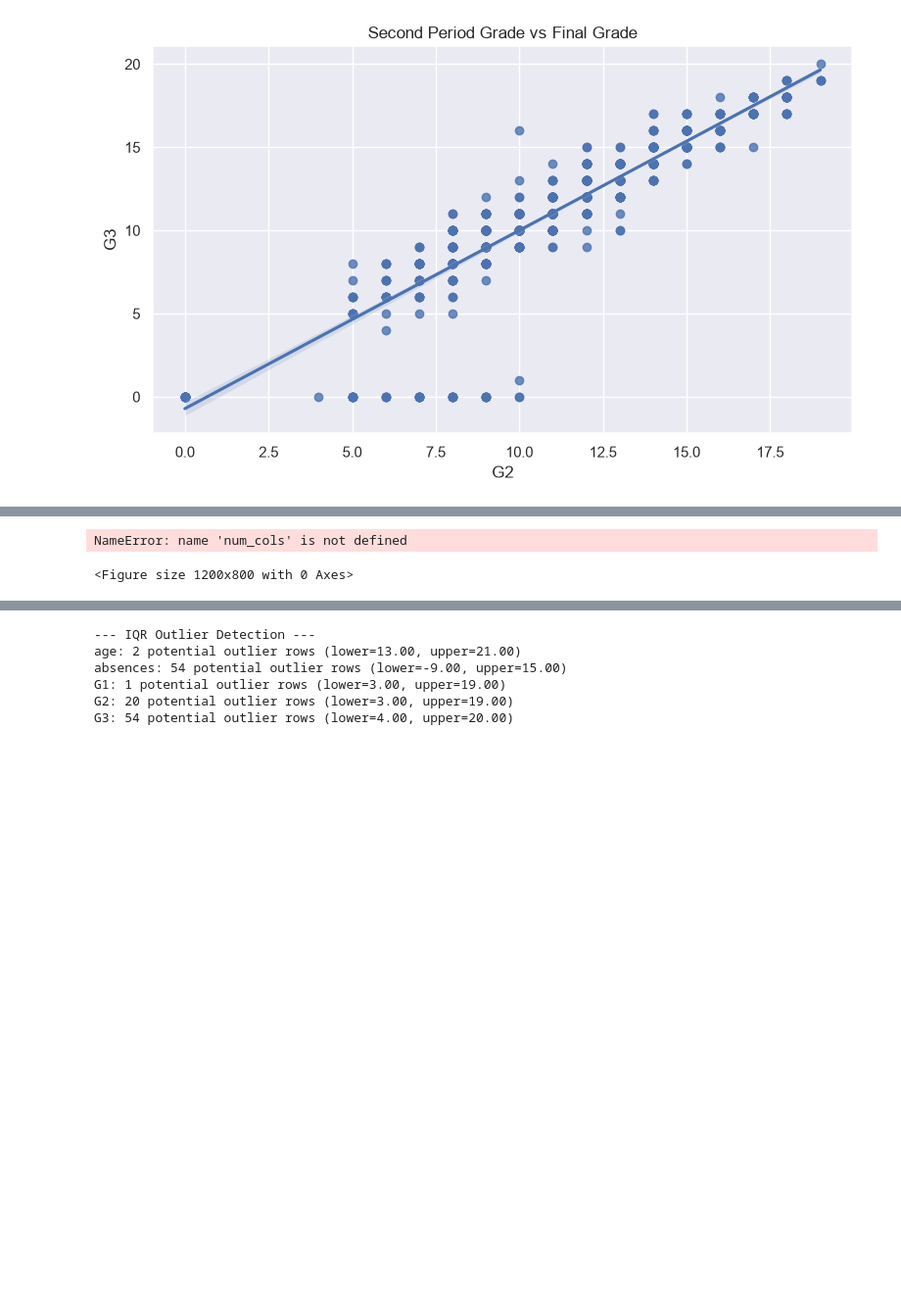
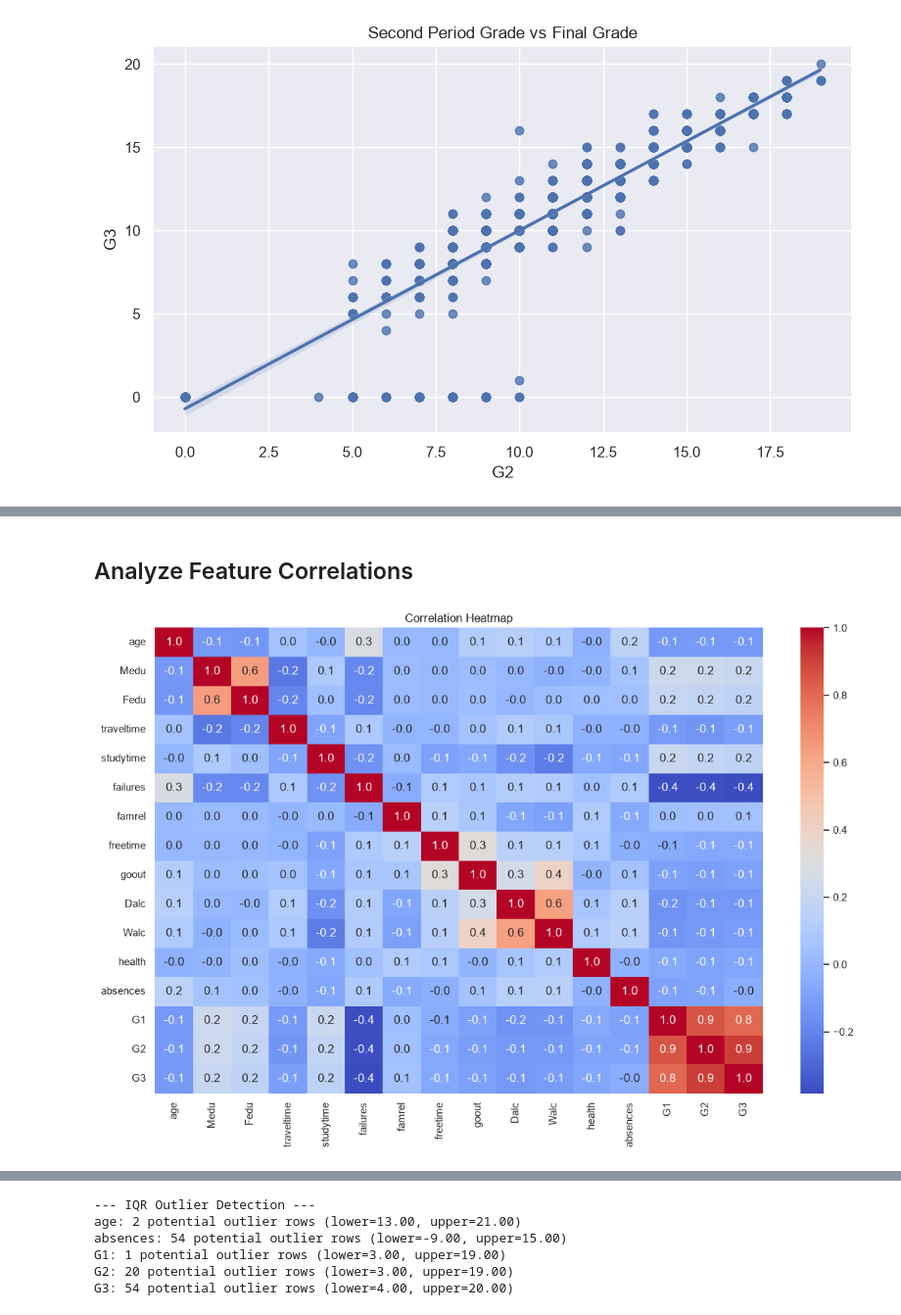
Before and after one commit to Sohan-grg/credit-card-fraud-detection, a Jupyter notebook: Project-02/notebook/Student.ipynb, the cells around one changed output, grey strips where cells are left out. Shown at 98% size. Drawn from its saved outputs; the diff is of its cells as text; code cells hidden in the pictures; blank space fills up the shorter version.

```diff
--- a/Project-02/notebook/Student.ipynb
+++ b/Project-02/notebook/Student.ipynb
@@ -184,8 +237,18 @@ G3  0.809142  0.910743  1.000000
+# %% [markdown]
+## Analyze Feature Correlations
 # %%
+numeric_df = df.select_dtypes(include="number")
+
 plt.figure(figsize=(12, 8))
-sns.heatmap(df[num_cols].corr(), cmap="coolwarm", annot=True, fmt=".1f")
+sns.heatmap(
+    numeric_df.corr(),
+    cmap="coolwarm",
+    annot=True,
+    fmt=".1f"
+)
+
 plt.title("Correlation Heatmap")
+plt.tight_layout()
 plt.show()
 # %% [output]
-NameError: name 'num_cols' is not defined
-<Figure size 1200x800 with 0 Axes>
+[figure, added]
```
Also changed, not shown: parts of 27 cells of this notebook, 1 other file.
